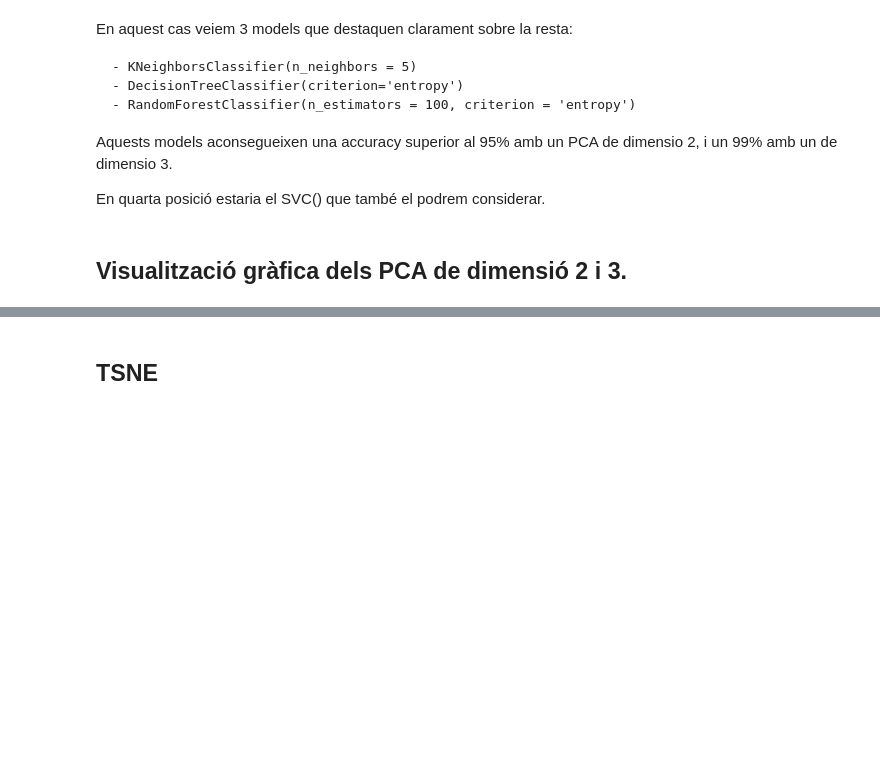
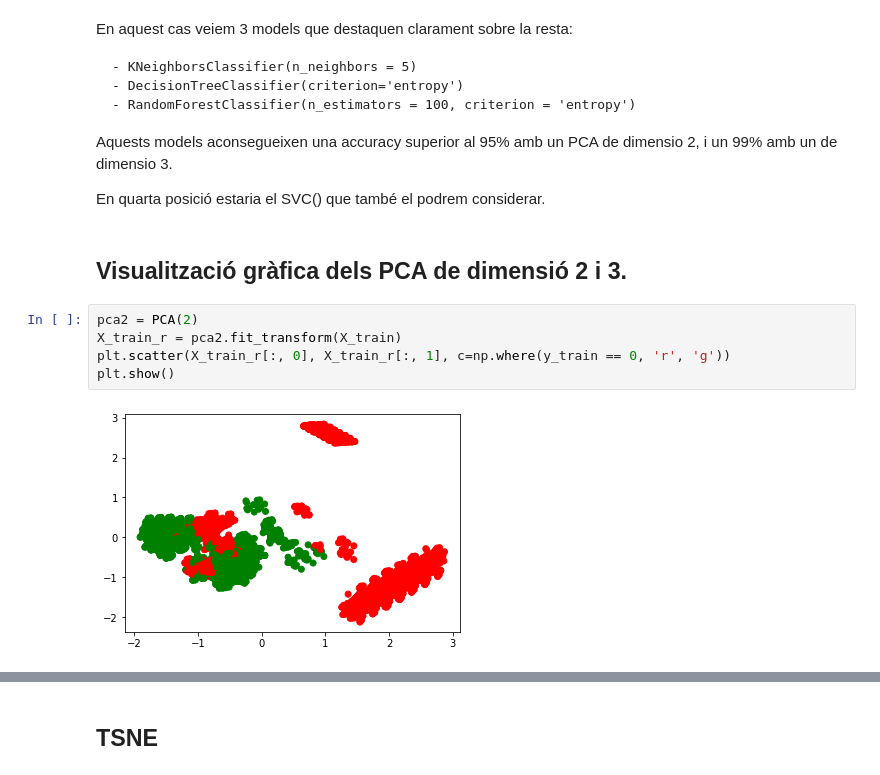
Before and after one commit to AlbertRoca29/Mushrooms, a Jupyter notebook: mushrooms.ipynb, the cells around one changed output, grey strips where cells are left out. Drawn from its saved outputs; the diff is of its cells as text; blank space fills up the shorter version.

```diff
--- a/mushrooms.ipynb
+++ b/mushrooms.ipynb
@@ -439,3 +435,10 @@ Aquests models aconsegueixen una accuracy superior al 95% amb un PCA de dimensio
 En quarta posició estaria el SVC() que també el podrem considerar.
 # %% [markdown]
 ## Visualització gràfica dels PCA de dimensió 2 i 3.
+# %%
+pca2 = PCA(2)
+X_train_r = pca2.fit_transform(X_train)
+plt.scatter(X_train_r[:, 0], X_train_r[:, 1], c=np.where(y_train == 0, 'r', 'g'))
+plt.show()
+# %% [output]
+[figure, added]
```
Also changed, not shown: parts of 30 cells of this notebook.
